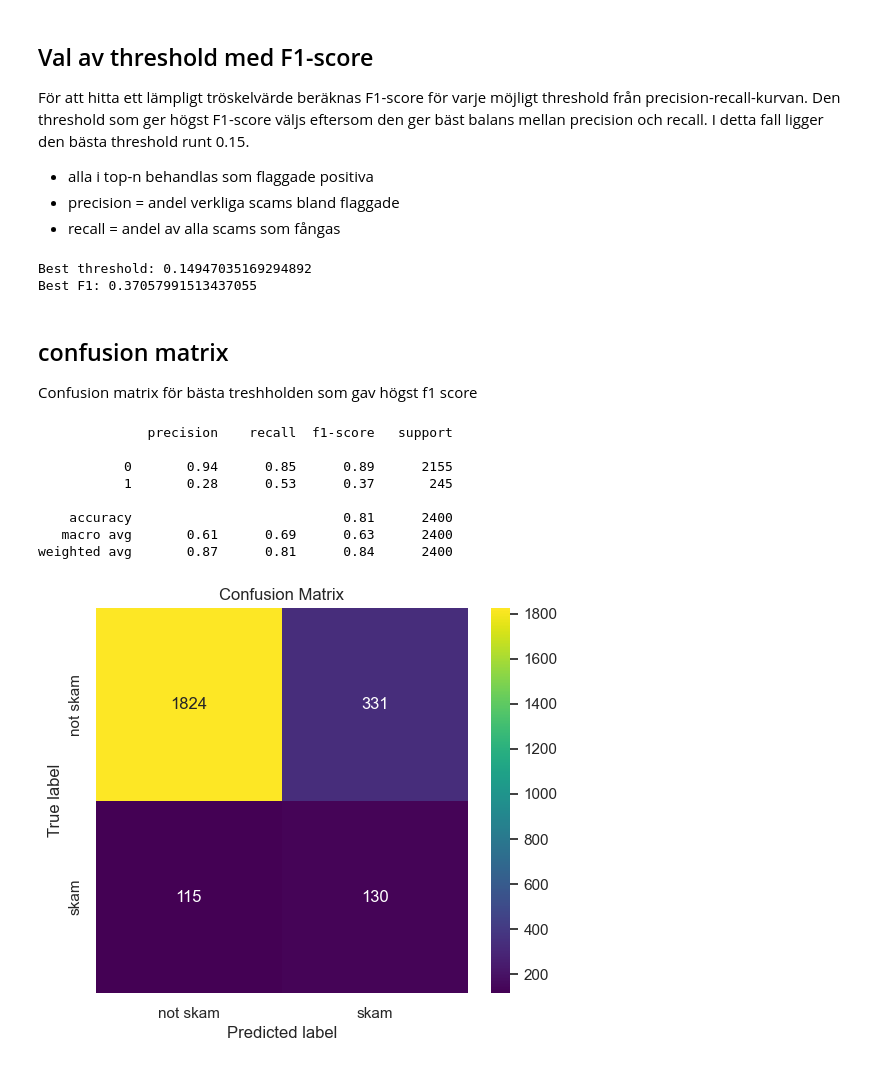
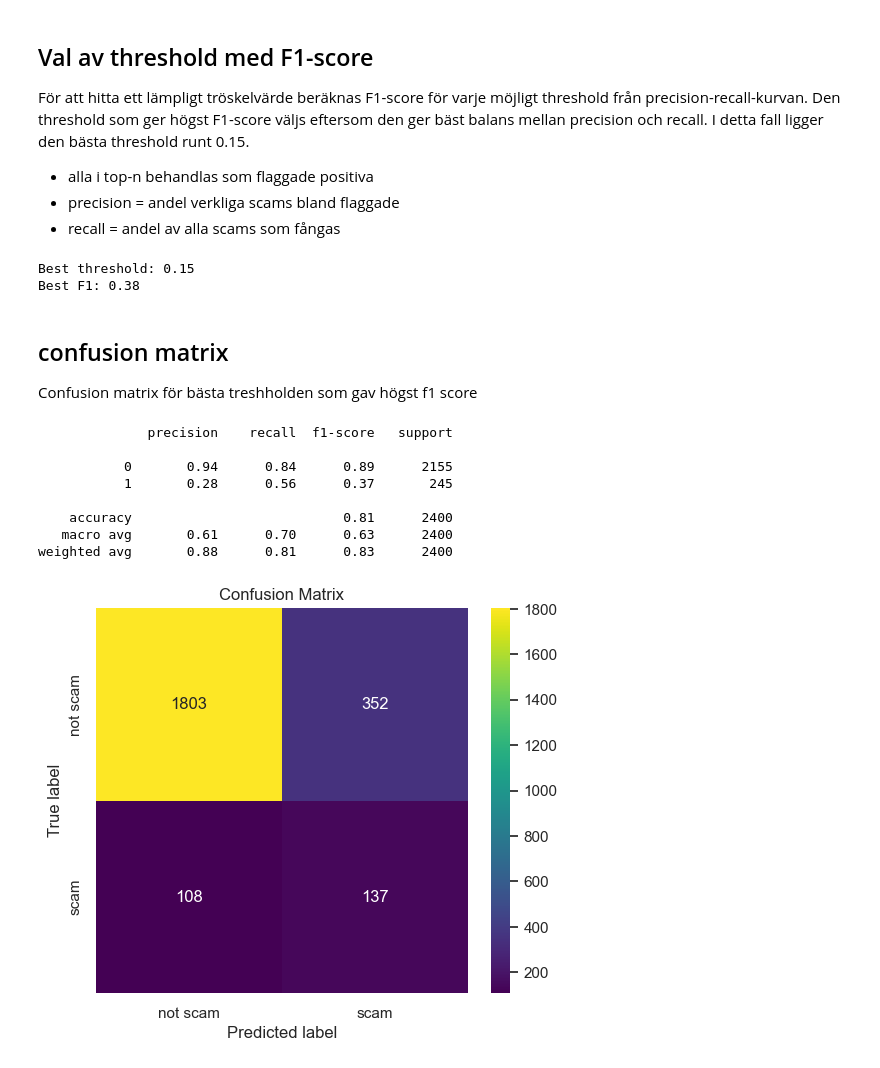
Before and after one commit to MagdalenaPersson/Marketplace_Safety, a Jupyter notebook: report_copy.ipynb, the cells around one changed output. Drawn from its saved outputs; the diff is of its cells as text; code cells hidden in the pictures.

```diff
--- a/report_copy.ipynb
+++ b/report_copy.ipynb
@@ -373,11 +366,12 @@ param_rf = {
 
 
 param_gb = {
-    "model__n_estimators": [60, 80, 100],
-    "model__learning_rate": [0.08, 0.1, 0.12],
+    "model__n_estimators": [100, 200],
+    "model__learning_rate": [0.01, 0.05],
     "model__max_depth": [2, 3],
-    "model__min_samples_leaf": [2, 3],
-    "model__subsample": [0.9, 1.0]
+    "model__min_samples_leaf": [3, 4, 5],
+    "model__subsample": [0.8,0.9],
+
 }
 
 param_dt = {
@@ -616,48 +637,48 @@ f1[mask] = 2 * p[mask] * r[mask] / (p[mask] + r[mask])
 best_idx = np.argmax(f1)
 best_threshold = thresholds[best_idx]
 
-print("Best threshold:", best_threshold)
-print("Best F1:", f1[best_idx])
+print(f"Best threshold: {best_threshold:.2f}")
+print(f"Best F1: {f1[best_idx]:.2f}")
 # %% [output]
-Best threshold: 0.14947035169294892
-Best F1: 0.37057991513437055
+Best threshold: 0.15
+Best F1: 0.38
 # %% [markdown]
 ## confusion matrix
 
 Confusion matrix för bästa treshholden som gav högst f1 score
 # %%
-probs = best_model.predict_proba(X_test)[:,1]
+
 pred = (probs > best_threshold).astype(int)
 
 
 print(classification_report(y_test, pred))
 
 
 cm = confusion_matrix(y_test, pred)
 
 
 plt.figure(figsize=(6,5))
 sns.heatmap(
     cm,
     annot=True,
     fmt='d',
     cmap='viridis',
-    xticklabels=['not skam', 'skam'],
-    yticklabels=['not skam', 'skam']
+    xticklabels=['not scam', 'scam'],
+    yticklabels=['not scam', 'scam']
 )
 
 plt.xlabel('Predicted label')
 plt.ylabel('True label')
 plt.title('Confusion Matrix')
 
 plt.show()
 # %% [output]
               precision    recall  f1-score   support
 
-           0       0.94      0.85      0.89      2155
-           1       0.28      0.53      0.37       245
+           0       0.94      0.84      0.89      2155
+           1       0.28      0.56      0.37       245
 
     accuracy                           0.81      2400
-   macro avg       0.61      0.69      0.63      2400
-weighted avg       0.87      0.81      0.84      2400
+   macro avg       0.61      0.70      0.63      2400
+weighted avg       0.88      0.81      0.83      2400
-[figure, old version]
+[figure, new version]
```
Also changed, not shown: parts of 16 cells of this notebook, 2 other files.
